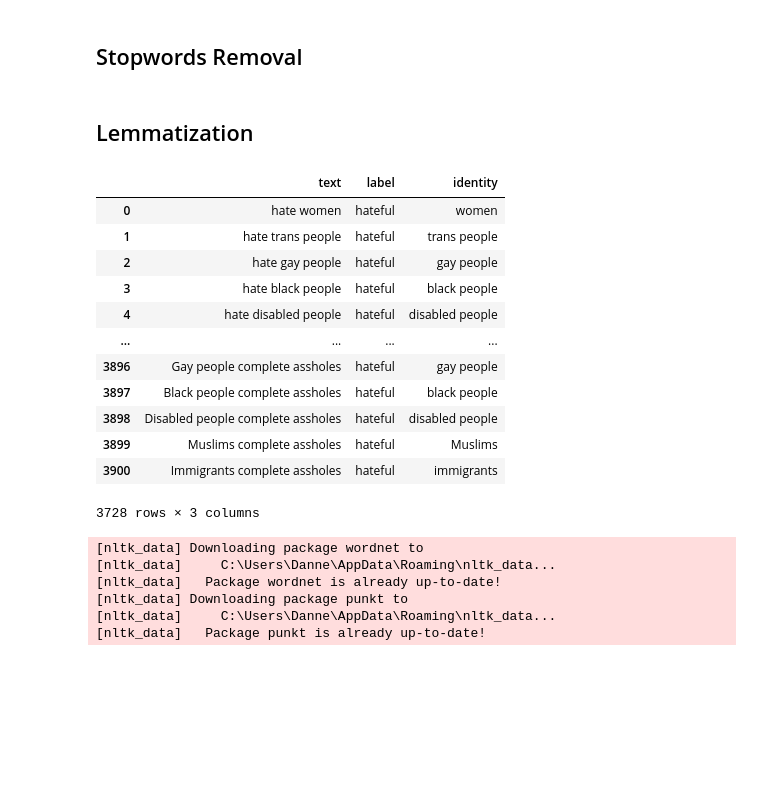
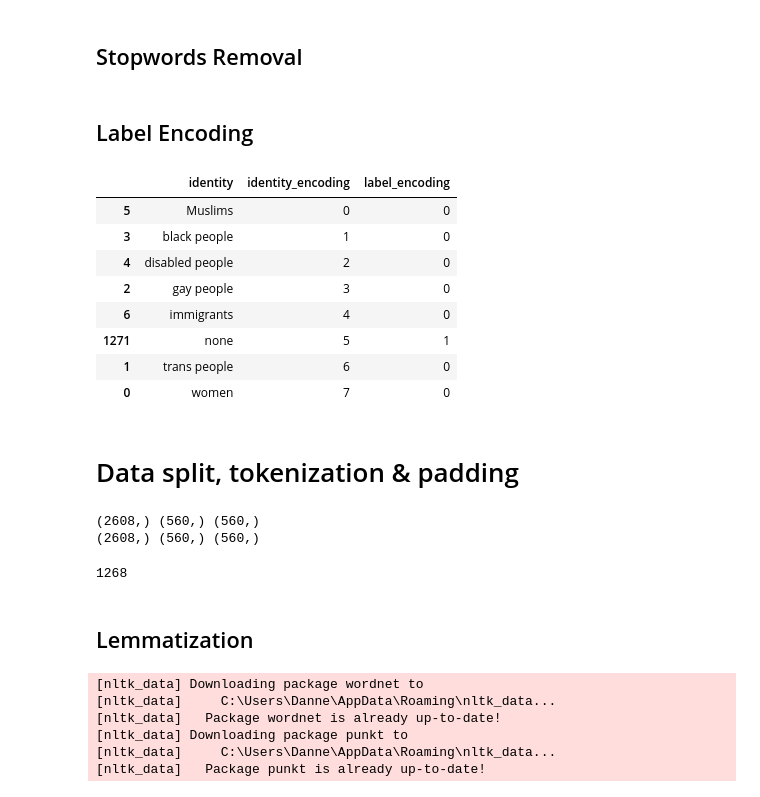
Before and after one commit to Danneftw1/Deep-Learning, a Jupyter notebook: Projekt/projekt.ipynb, the cells around one changed output. Saved outputs shown, nothing was run; the diff lists cells and outputs as text; code cells hidden in the pictures; blank space fills up the shorter version.

```diff
--- a/Projekt/projekt.ipynb
+++ b/Projekt/projekt.ipynb
@@ -421,24 +421,52 @@ def remove_stopwords_from_df(df: DataFrame) -> str:
 df["text"] = df["text"].apply(
     remove_stopwords_from_df
 )  # each replaced with filtered sentence
+# %% [markdown]
+## Label Encoding
+# %%
+df["identity_encoding"] = df["identity"].astype("category").cat.codes
+df["label_encoding"] = df["label"].astype("category").cat.codes
+
+df_unique_encodings = df.drop_duplicates(["identity", "identity_encoding"])
+df_unique_encodings = df_unique_encodings.drop(columns=["text", "label"])
+df_unique_encodings.sort_values(by=["identity_encoding"])
+# %% [output]
+|  | identity | identity_encoding | label_encoding |
+| 5 | Muslims | 0 | 0 |
+| 3 | black people | 1 | 0 |
+| 4 | disabled people | 2 | 0 |
+| 2 | gay people | 3 | 0 |
+| 6 | immigrants | 4 | 0 |
+| 1271 | none | 5 | 1 |
+| 1 | trans people | 6 | 0 |
+| 0 | women | 7 | 0 |
+# %% [markdown]
+# Data split, tokenization & padding
+# %%
+X, y = df["text"], df["label_encoding"]
+
+# train test validation split 70/15/15
+X_temp, X_test, y_temp, y_test = train_test_split(X, y, test_size=0.15, random_state=42)
+
+X_train, X_val, y_train, y_val = train_test_split(
+    X_temp, y_temp, test_size=0.1765, random_state=42
+)
+
+print(X_train.shape, X_val.shape, X_test.shape)
+print(y_train.shape, y_val.shape, y_test.shape)
+# %% [output]
+(2608,) (560,) (560,)
+(2608,) (560,) (560,)
+# %%
+# counts how many words there are in dataset - for setting vocab_size
+words = list(itertools.chain(*[sentence.split() for sentence in df["text"]]))
+word_counts = Counter(words)
+
+len(word_counts)
+# %% [output]
+1268
 # %% [markdown]
 ## Lemmatization
-# %%
-df
-# %% [output]
-|  | text | label | identity |
-| 0 | hate women | hateful | women |
-| 1 | hate trans people | hateful | trans people |
-| 2 | hate gay people | hateful | gay people |
-| 3 | hate black people | hateful | black people |
-| 4 | hate disabled people | hateful | disabled people |
-| ... | ... | ... | ... |
-| 3896 | Gay people complete assholes | hateful | gay people |
-| 3897 | Black people complete assholes | hateful | black people |
-| 3898 | Disabled people complete assholes | hateful | disabled people |
-| 3899 | Muslims complete assholes | hateful | Muslims |
-| 3900 | Immigrants complete assholes | hateful | immigrants |
-3728 rows × 3 columns
 # %%
 nltk.download("wordnet")
 nltk.download("punkt")
```
Also changed, not shown: parts of 13 cells of this notebook, 1 other file.
